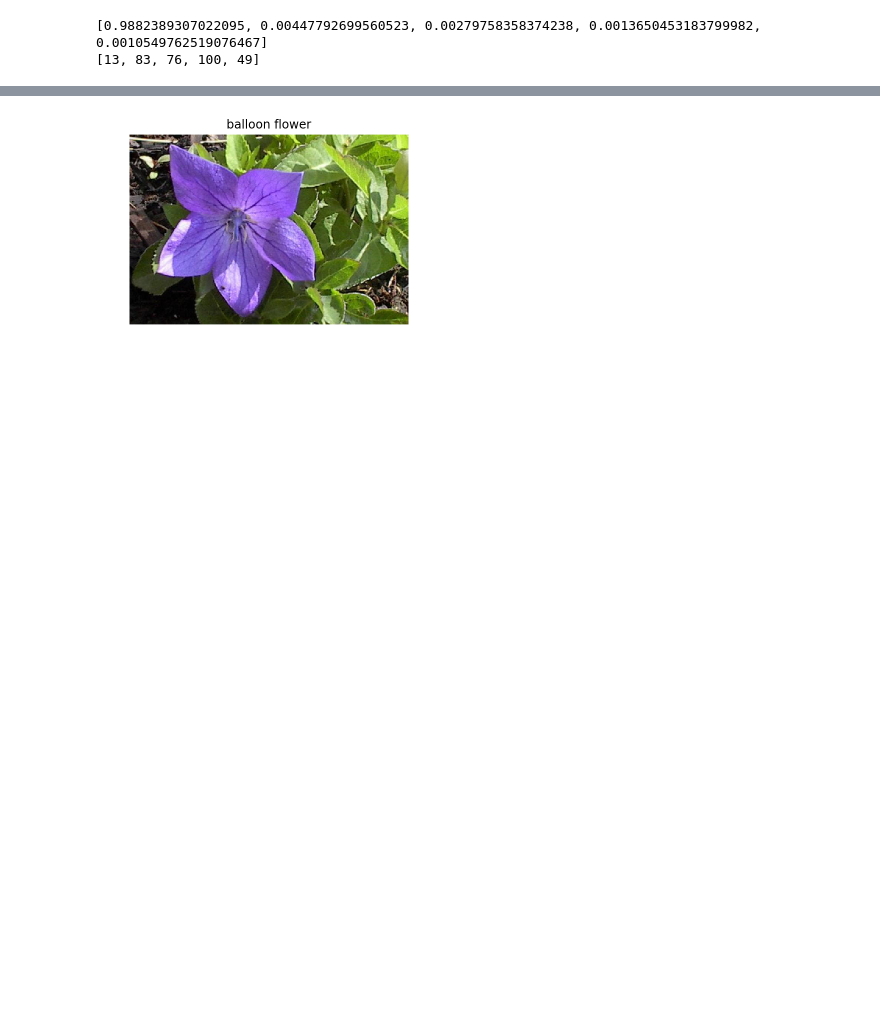
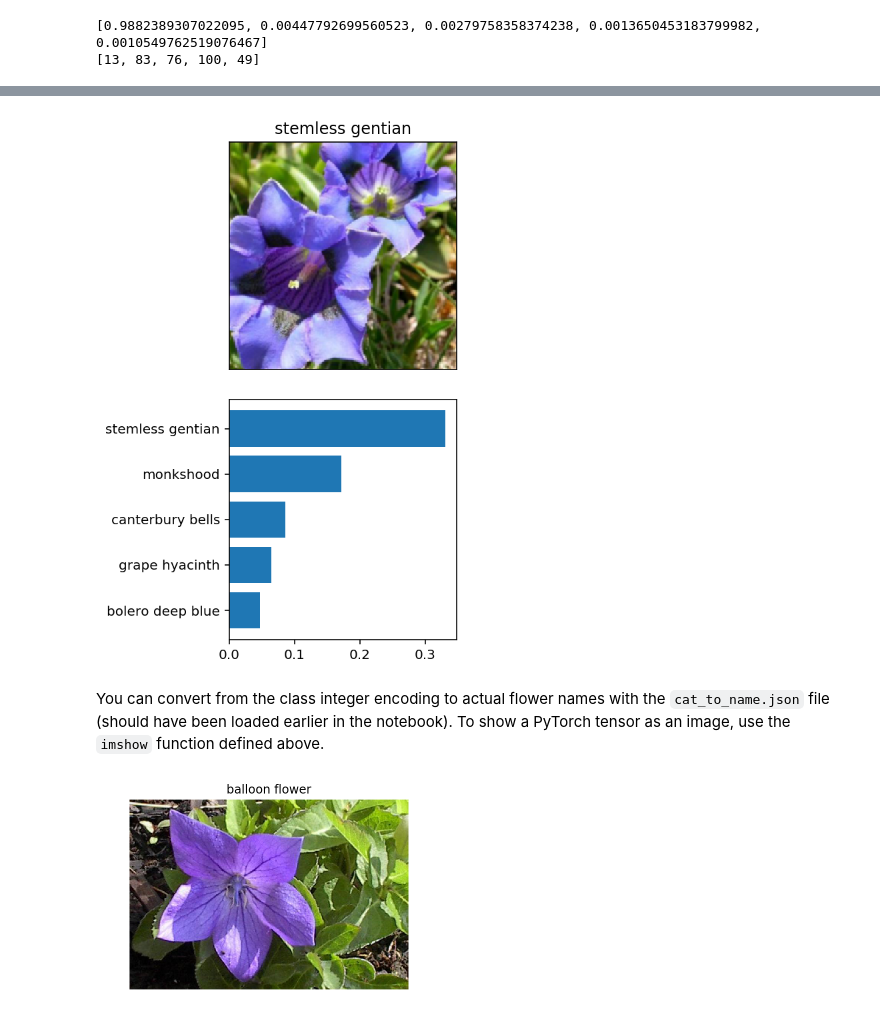
Before and after one commit to Yousuf28/Udacity_Data_Scientist_Nanodegree, a Jupyter notebook: 02_DeepLearnning/Course_material/p2_image_classifier/submit/Image Classifier Project.ipynb, the cells around one changed output, grey strips where cells are left out. Saved outputs shown, nothing was run; the diff lists cells and outputs as text; code cells hidden in the pictures; blank space fills up the shorter version.

```diff
--- a/02_DeepLearnning/Course_material/p2_image_classifier/submit/Image Classifier Project.ipynb
+++ b/02_DeepLearnning/Course_material/p2_image_classifier/submit/Image Classifier Project.ipynb
@@ -486,3 +484,11 @@ You can convert from the class integer encoding to actual flower names with the
+# %%
+Image('assets/inference_example.png')
+# %% [output]
+[figure, added]
+# %% [markdown]
+
+
+You can convert from the class integer encoding to actual flower names with the `cat_to_name.json` file (should have been loaded earlier in the notebook). To show a PyTorch tensor as an image, use the `imshow` function defined above.
 # %%
 idx_to_class = {val: key for key, val in train_data.class_to_idx.items()}
 # %%
```
Also changed, not shown: parts of 5 cells of this notebook.
